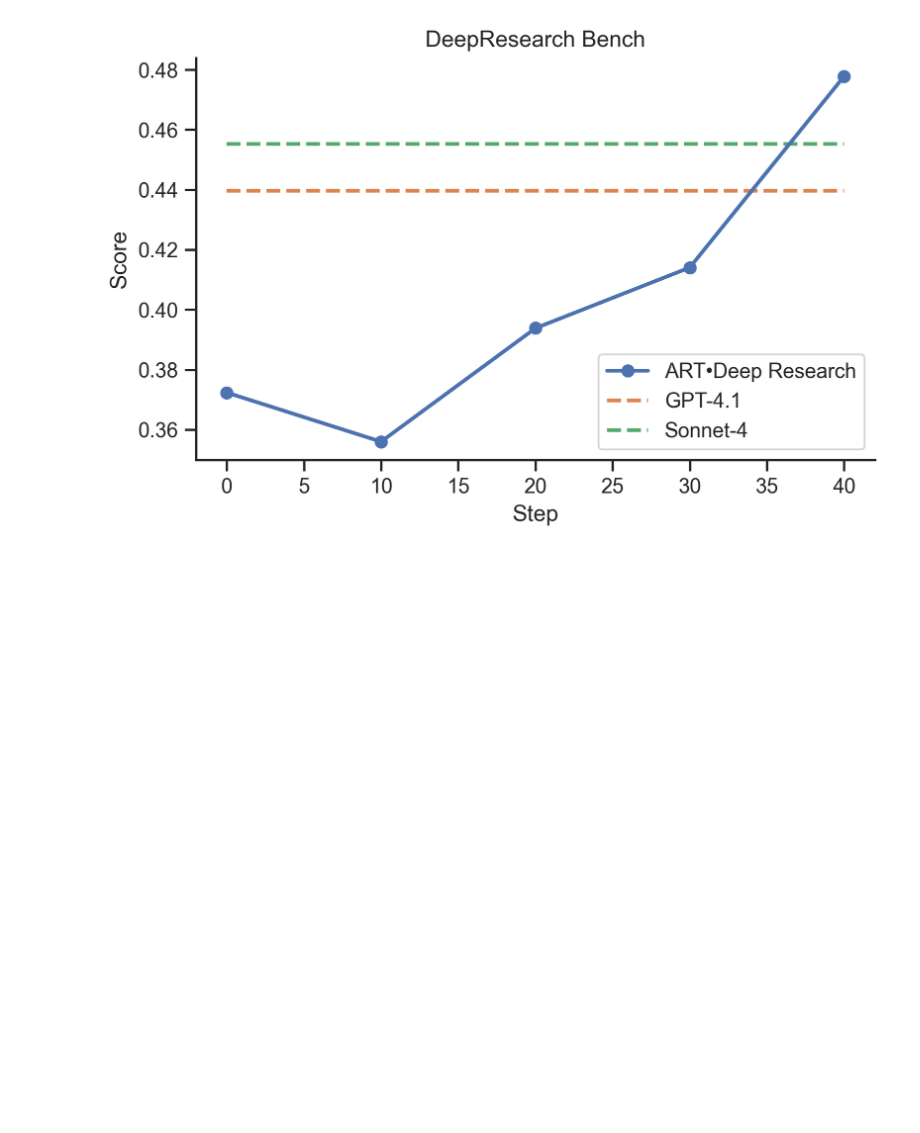
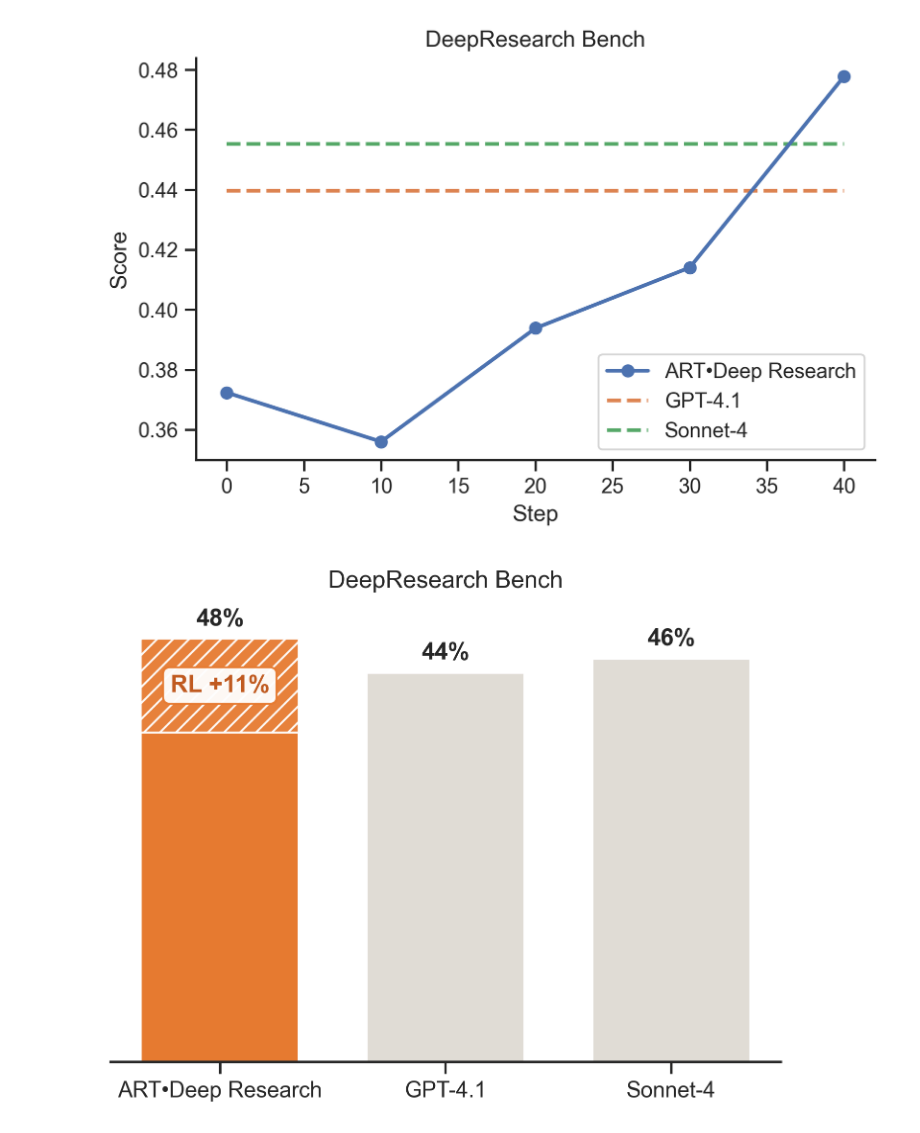
Before and after one commit to OpenPipe/open_deep_research_training, a Jupyter notebook: evaluate/display_benchmarks.ipynb, the cells around one changed output. Cells and saved outputs as stored; diff of their text form; code cells hidden in the pictures; blank space fills up the shorter version.

Commit message:
Bar chart

```diff
--- a/evaluate/display_benchmarks.ipynb
+++ b/evaluate/display_benchmarks.ipynb
@@ -36,3 +36,18 @@ line_graph = training_progress_chart(
 line_graph.savefig(f"../charts/accuracy-training-progress.svg")
 # %% [output]
 [figure]
+# %%
+line_graph = percentage_comparison_bar_chart(
+    df,
+    "reward",
+    models=[
+        BenchmarkModelKey("deep-agent-0018-sft", "ART•Deep Research", "val"),
+        BenchmarkModelKey("gpt-4.1", "GPT-4.1", "val"),
+        BenchmarkModelKey("sonnet-4", "Sonnet-4", "val"),
+    ],
+    title="DeepResearch Bench",
+    y_label="Score",
+)
+line_graph.savefig(f"../charts/accuracy-compare.svg")
+# %% [output]
+[figure, added]
```
Also changed, not shown: parts of 1 cell of this notebook, 2 other files.
